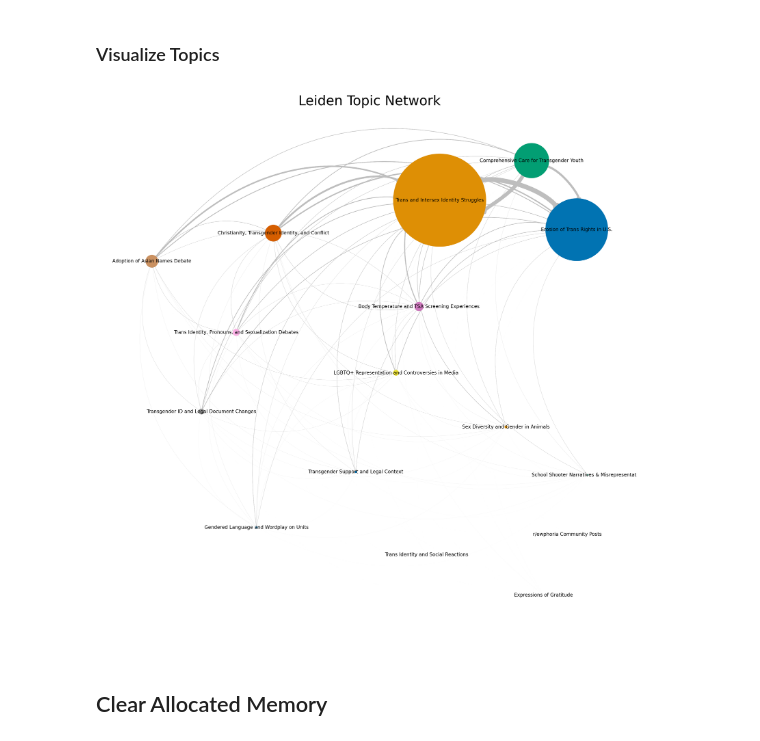
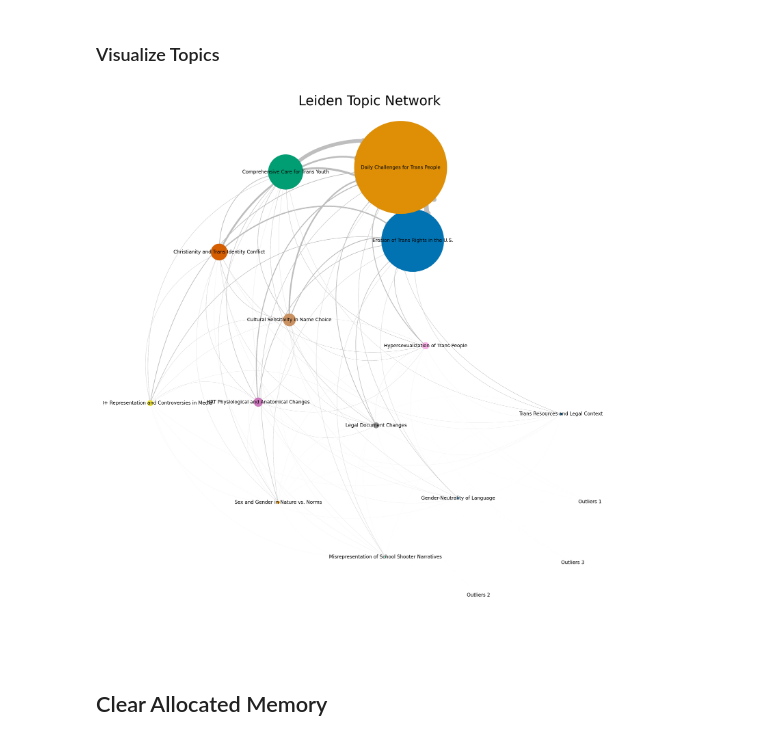
Before and after one commit to mikaelpoli/after-the-vote-network, a Jupyter notebook: topic_detection_leiden.ipynb, the cells around one changed output. Saved outputs shown, nothing was run; the diff lists cells and outputs as text; code cells hidden in the pictures.

```diff
--- a/topic_detection_leiden.ipynb
+++ b/topic_detection_leiden.ipynb
@@ -252,0 +240,7 @@ leiden_to_bertopic_stile.visualize_barchart(top_n_topics=13, n_words=10, width=4
+# %%
+# Load JSON
+filename_leiden_tuned_topics = RESULTS_MODELS_DIR / 'leiden' / 'custom_topics_sorted.json'
+with open(filename_leiden_tuned_topics, 'r') as f:
+    data = json.load(f)
+
+topic_labels_leiden = {int(k)+1: v for k, v in data.items()}
@@ -253,7 +252,7 @@ leiden_to_bertopic_stile.visualize_barchart(top_n_topics=13, n_words=10, width=4
 # %%
-t.plot_topic_network_louvain(Pcc, pc, topic_labels=topic_labels_dict, title="Leiden Topic Network")
+t.plot_topic_network_louvain(Pcc, pc, topic_labels=topic_labels_leiden, title="Leiden Topic Network")
 # %% [output]
-[figure, old version]
+[figure, new version]
 # %% [markdown]
 ## Clear Allocated Memory
 # %%
```
Also changed, not shown: parts of 5 cells of this notebook.
